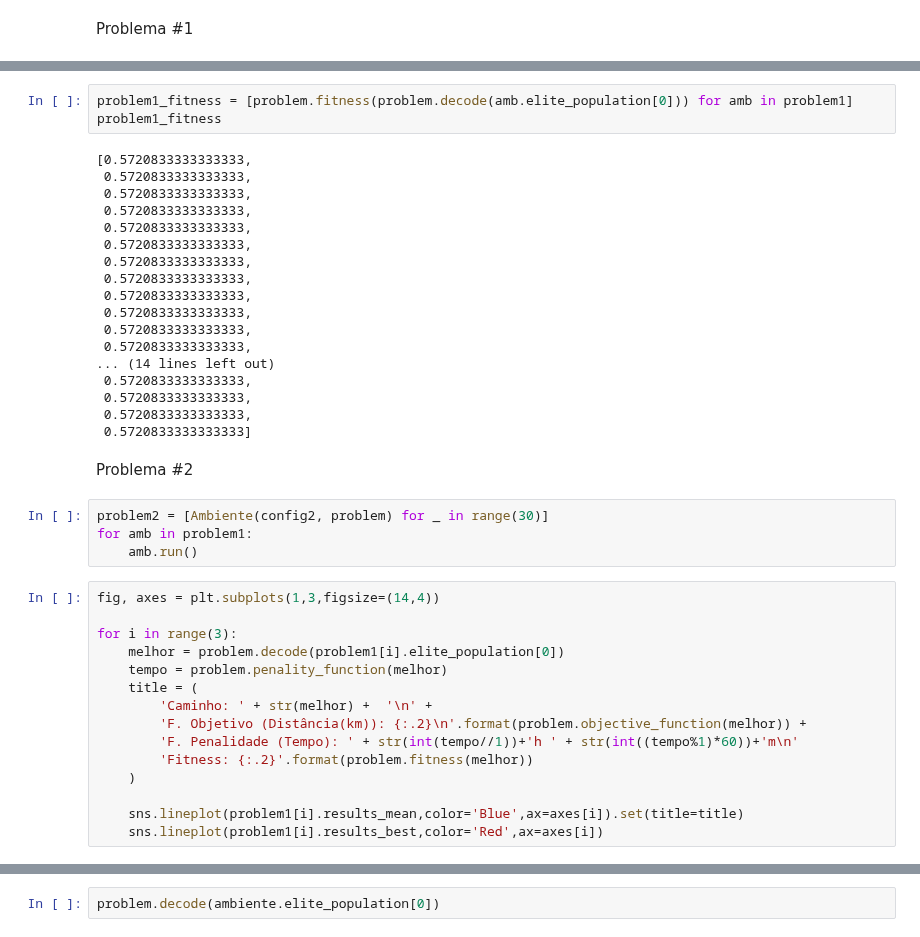
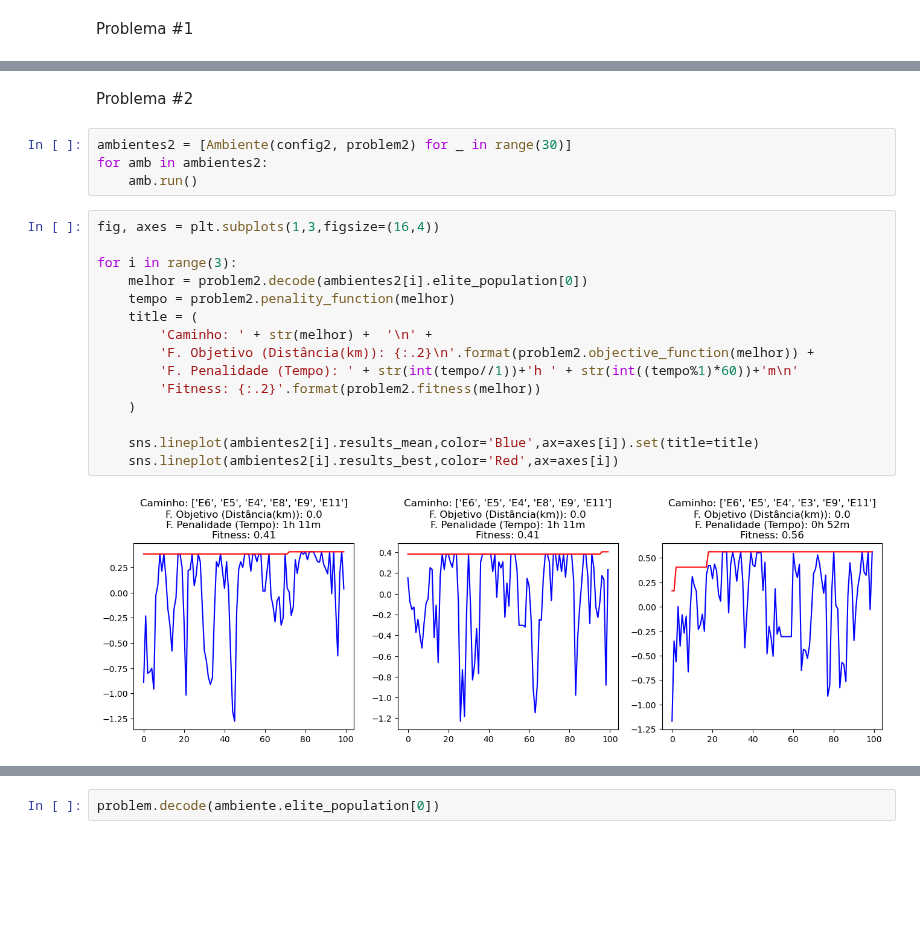
Before and after one commit to ThiagoBrandenburg/Implementacoes-IA, a Jupyter notebook: AlgoritmoGenetico/nb_metro.ipynb, the cells around one changed output, grey strips where cells are left out. Saved outputs shown, nothing was run; the diff lists cells and outputs as text; blank space fills up the shorter version.

```diff
--- a/AlgoritmoGenetico/nb_metro.ipynb
+++ b/AlgoritmoGenetico/nb_metro.ipynb
@@ -61,43 +65,24 @@ for i in range(3):
-# %%
-problem1_fitness = [problem.fitness(problem.decode(amb.elite_population[0])) for amb in problem1]
-problem1_fitness
-# %% [output]
-[0.5720833333333333,
- 0.5720833333333333,
- 0.5720833333333333,
- 0.5720833333333333,
- 0.5720833333333333,
- 0.5720833333333333,
- 0.5720833333333333,
- 0.5720833333333333,
- 0.5720833333333333,
- 0.5720833333333333,
- 0.5720833333333333,
- 0.5720833333333333,
-... (14 lines left out)
- 0.5720833333333333,
- 0.5720833333333333,
- 0.5720833333333333,
- 0.5720833333333333]
 # %% [markdown]
 Problema #2
 # %%
-problem2 = [Ambiente(config2, problem) for _ in range(30)]
-for amb in problem1:
+ambientes2 = [Ambiente(config2, problem2) for _ in range(30)]
+for amb in ambientes2:
     amb.run()
 # %%
-fig, axes = plt.subplots(1,3,figsize=(14,4))
+fig, axes = plt.subplots(1,3,figsize=(16,4))
 
 for i in range(3):
-    melhor = problem.decode(problem1[i].elite_population[0])
-    tempo = problem.penality_function(melhor)
+    melhor = problem2.decode(ambientes2[i].elite_population[0])
+    tempo = problem2.penality_function(melhor)
     title = (
         'Caminho: ' + str(melhor) +  '\n' +
-        'F. Objetivo (Distância(km)): {:.2}\n'.format(problem.objective_function(melhor)) +
+        'F. Objetivo (Distância(km)): {:.2}\n'.format(problem2.objective_function(melhor)) +
         'F. Penalidade (Tempo): ' + str(int(tempo//1))+'h ' + str(int((tempo%1)*60))+'m\n'
-        'Fitness: {:.2}'.format(problem.fitness(melhor))
+        'Fitness: {:.2}'.format(problem2.fitness(melhor))
     )
 
-    sns.lineplot(problem1[i].results_mean,color='Blue',ax=axes[i]).set(title=title)
-    sns.lineplot(problem1[i].results_best,color='Red',ax=axes[i])
+    sns.lineplot(ambientes2[i].results_mean,color='Blue',ax=axes[i]).set(title=title)
+    sns.lineplot(ambientes2[i].results_best,color='Red',ax=axes[i])
+# %% [output]
+[figure, added]
 # %%
```
Also changed, not shown: parts of 6 cells of this notebook.
